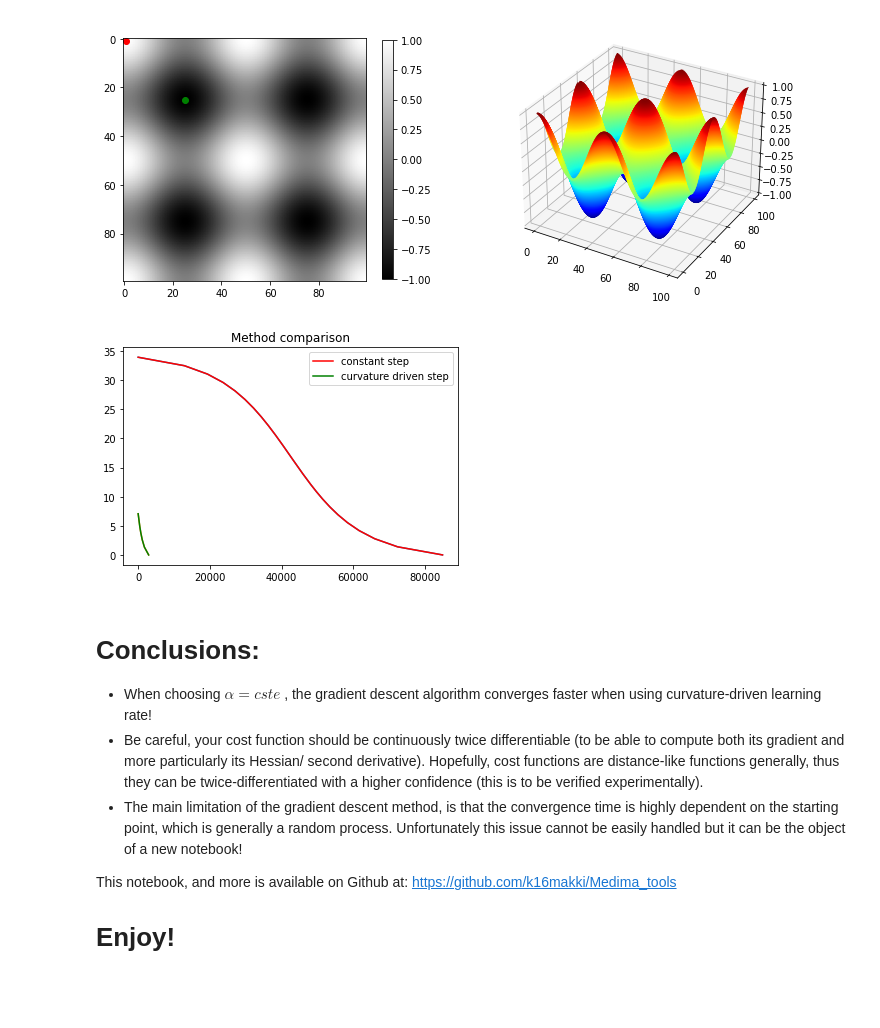
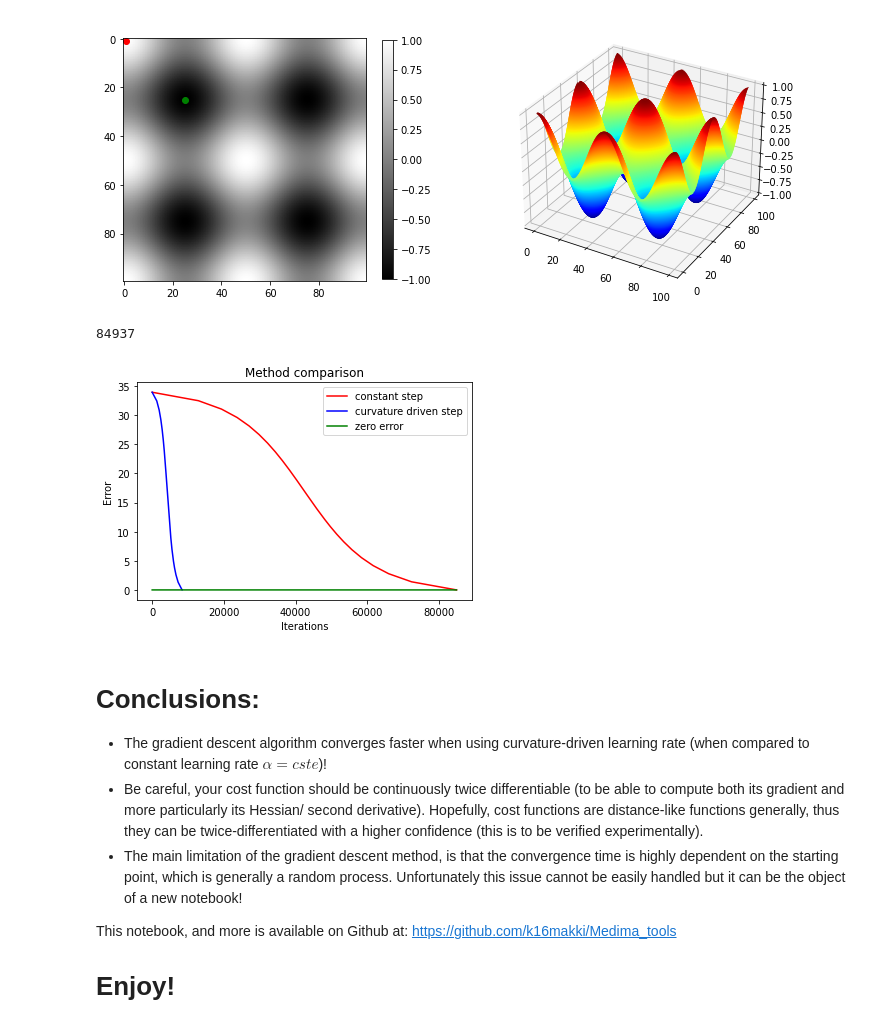
Before and after one commit to k16makki/Medima_tools, a Jupyter notebook: Notebooks/curvature_driven_gradient_descent.ipynb, the cells around one changed output. Saved outputs shown, nothing was run; the diff lists cells and outputs as text; code cells hidden in the pictures; blank space fills up the shorter version.

Commit message:
update gradient descent

```diff
--- a/Notebooks/curvature_driven_gradient_descent.ipynb
+++ b/Notebooks/curvature_driven_gradient_descent.ipynb
@@ -168,7 +168,7 @@ def divergence_formula(grad_f, grad_norm_f):
 
         mean_curv += grad_f_ii
 
-    return 0.5 * mean_curv
+    return mean_curv #0.5 * mean_curv
 
 
 
@@ -226,7 +226,7 @@ def gradient_descent(cur_x, alpha, precision, previous_step_size, max_iters,\
 
     Gx, Gy = np.gradient(cost_function)
 
-    path = []
+    path = [cur_x]
 
 
     while previous_step_size > precision and iters < max_iters:
@@ -368,10 +372,12 @@ $\alpha(x) = \frac{1}{1+10.exp(\kappa_m(x))}$
 # %%
-optimum3, path3 = gradient_descent(cur_x=np.array([20.0,20.0]), alpha=0.01,\
+optimum3, path3 = gradient_descent(cur_x=np.array([1.0,1.0]), alpha=0.01,\
           precision=0.00001, previous_step_size=1,\
           max_iters=100000, cost_function=z, method='mean_curv')
 
 curve3 = convergence_curve(path3, x_star)
 plt.plot(curve3)
 plt.title("convergence for the curvature driven method")
+plt.xlabel("Iterations")
+plt.ylabel("Error")
 plt.show()
 # %% [output]
@@ -384,19 +390,28 @@ draw_3d(z, z, [1.0,1.0],[optimum[0], optimum[1]])
 [figure]
 # %%
 curves = [curve1, curve3]
-for curve in curves:
-    plt.plot(curve)
+lengths = [len(curve1), len(curve3)]
+
+print(np.max(lengths))
+#for curve in curves:
+#    plt.plot(curve)
+
+zero_curve = np.zeros(np.max(lengths))
 
 plt.plot(curve1, label="constant step", color="red")
-plt.plot(curve3, label="curvature driven step", color="green")
+plt.plot(curve3, label="curvature driven step", color="blue")
+plt.plot(zero_curve, label="zero error", color="green")
 plt.title("Method comparison")
 plt.legend()
+plt.xlabel("Iterations")
+plt.ylabel("Error")
 plt.show()
 # %% [output]
+84937
-[figure, old version]
+[figure, new version]
 # %% [markdown]
 # Conclusions:
-* When choosing $\alpha=cste$ , the gradient descent algorithm converges faster when using curvature-driven learning rate!
+* The gradient descent algorithm converges faster when using curvature-driven learning rate (when compared to constant learning rate $\alpha=cste$)!
 * Be careful, your cost function should be continuously twice differentiable (to be able to compute both its gradient and more particularly its Hessian/ second derivative). Hopefully, cost functions are distance-like functions generally, thus they can be twice-differentiated with a higher confidence (this is to be verified experimentally).
 * The main limitation of the gradient descent method, is that the convergence time is highly dependent on the starting point, which is generally a random process. Unfortunately this issue cannot be easily handled but it can be the object of a new notebook!
 
```
Also changed, not shown: parts of 7 cells of this notebook.
